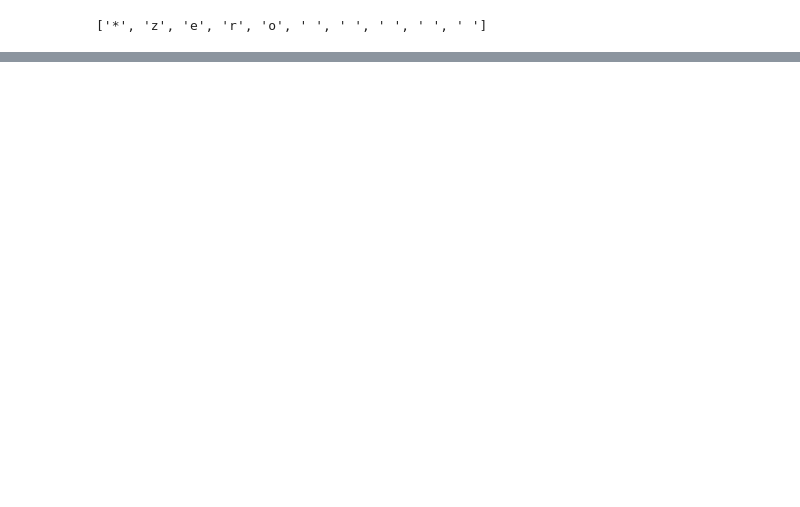
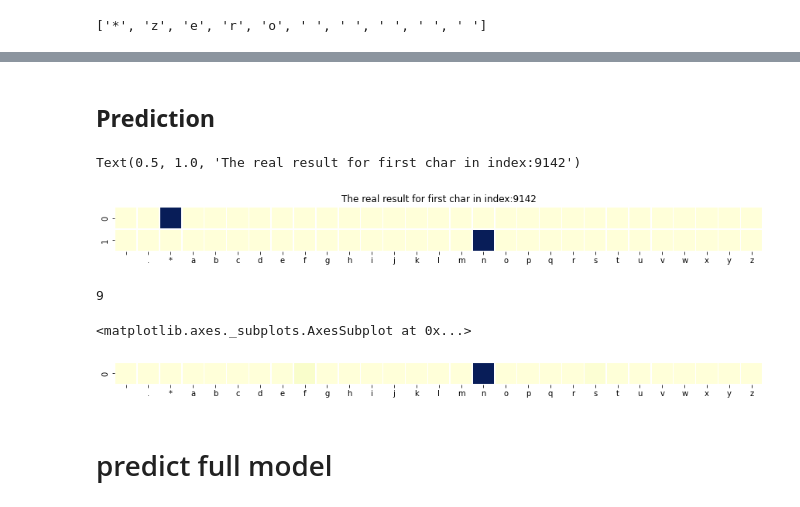
Before and after one commit to JustAlex5/deep_learning, a Jupyter notebook: Final_prj.ipynb, the cells around one changed output, grey strips where cells are left out. Cells and saved outputs as stored; diff of their text form; code cells hidden in the pictures; blank space fills up the shorter version.

```diff
--- a/Final_prj.ipynb
+++ b/Final_prj.ipynb
@@ -141,8 +146,8 @@ for i in range(len(MNIST_test_labels)):
 for i in range(len(MNIST_train_labels)):
   y_train.append(class_names[MNIST_train_labels[i]])
 # %%
+#Convert the word to token array each row incluses the char index
 chars=' .*abcdefghijklmnopqrstuvwxyz'
-class_names = ['zero','one', 'two', 'three', 'four', 'five','six', 'seven', 'eight', 'nine']
 char_to_ix= {ch:i for i,ch in enumerate(chars)}
 ix_to_char={i:ch for i,ch in enumerate(chars)}
 
@@ -161,5 +166,5 @@ for i, seq in enumerate(y_train):
             break
         X[i, t+1, char_to_ix[char]] = 1
     X[i,t+1:,char_to_ix[' ']]=1
-    Y[i,t:,char_to_ix[' ']]=1
+    Y[i,t+1:,char_to_ix[' ']]=1
 # %%
@@ -495,0 +298,18 @@ def load_images(pics_name):
+# %% [markdown]
+## **Prediction**
+# %%
+i=np.random.randint(10000)
+# %%
+
+plt.figure(figsize=(15,7))
+
+heatmap(np.array(X_test[i][:2]),square=True,xticklabels=chars,
+        cmap='YlGnBu',linewidths=0.5, cbar=False)
+plt.title(f'The real result for first char in index:{i}')
+# %% [output]
+Text(0.5, 1.0, 'The real result for first char in index:9142')
+[figure, added]
+# %%
+MNIST_test_labels[i]
+# %% [output]
+9
@@ -495,0 +323,10 @@ def load_images(pics_name):
+# %%
+#Some vizualize for the first char from predict
+plt.figure(figsize=(15,7))
+heatmap(np.array(preicted_test[i]),square=True,xticklabels=chars,
+        cmap='YlGnBu',linewidths=0.5, cbar=False)
+# %% [output]
+<matplotlib.axes._subplots.AxesSubplot at 0x...>
+[figure, added]
+# %% [markdown]
+# predict  full model
```
Also changed, not shown: parts of 56 cells of this notebook.
